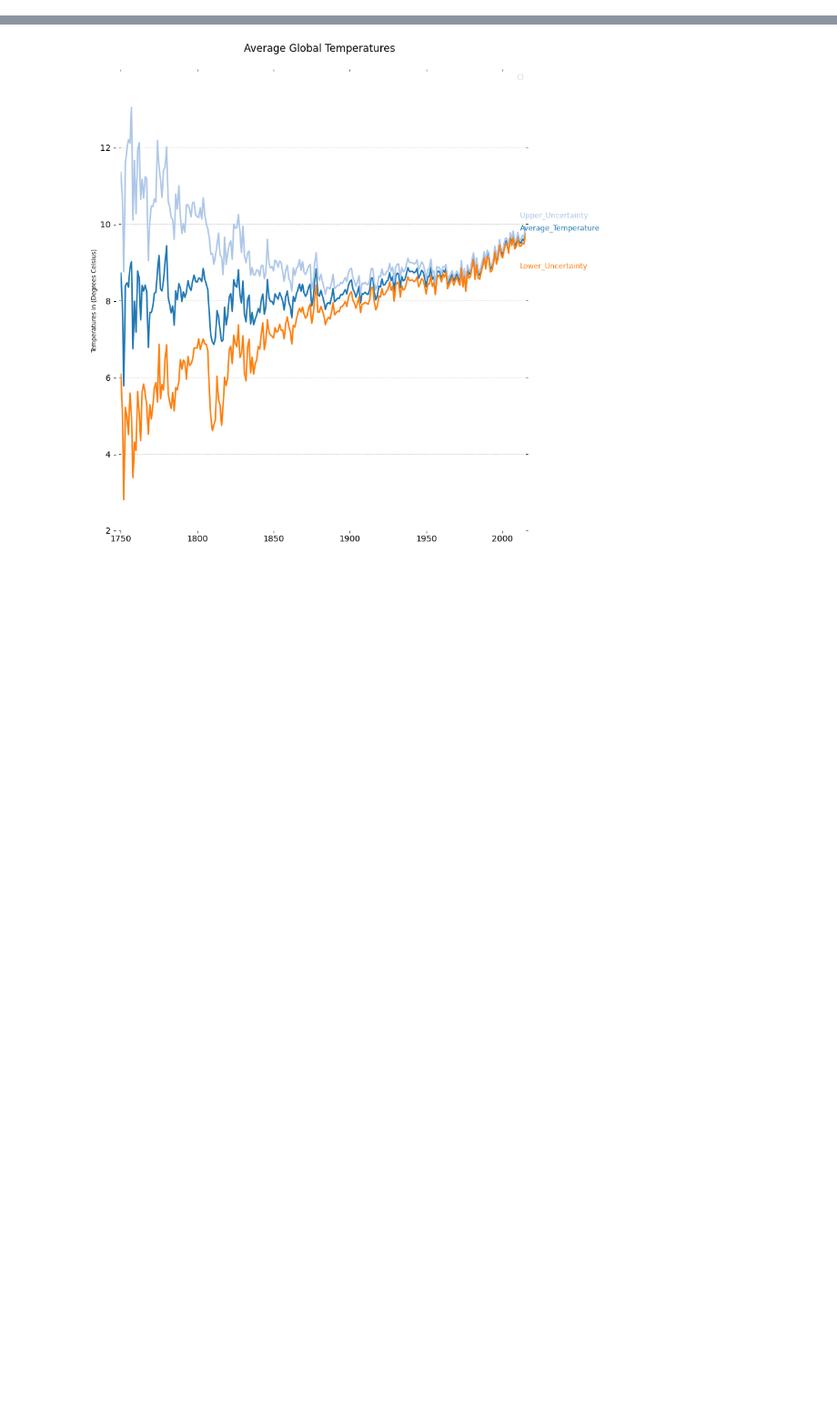
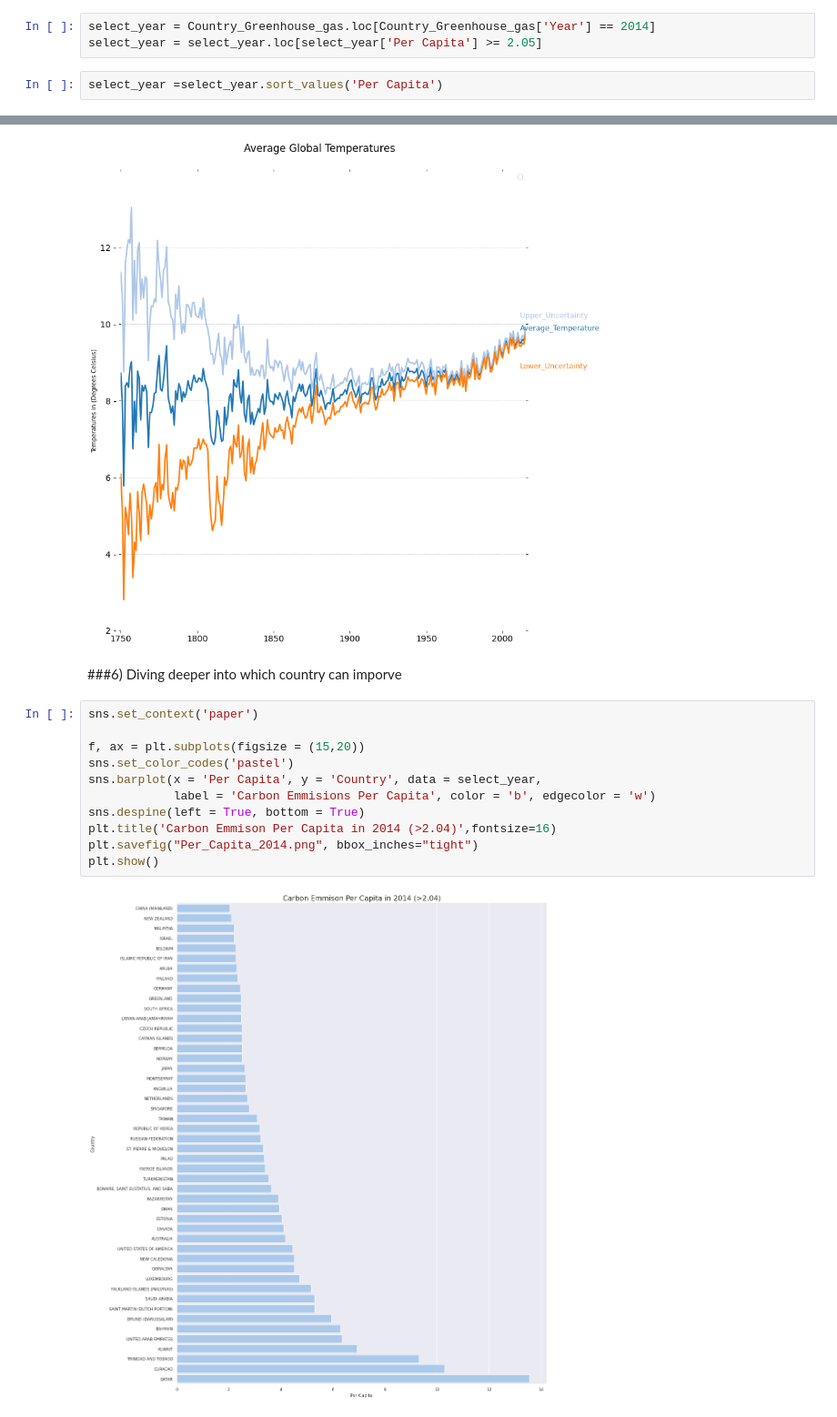
Before and after one commit to John-G-Thomas/Prodjects, a Jupyter notebook: Project_1_Code.ipynb, the cells around one changed output, grey strips where cells are left out. Shown at 91% size. Drawn from its saved outputs; the diff is of its cells as text; blank space fills up the shorter version.

```diff
--- a/Project_1_Code.ipynb
+++ b/Project_1_Code.ipynb
@@ -301,0 +221,5 @@ Carbon_Emmisions['Year']= mylist
+# %%
+select_year = Country_Greenhouse_gas.loc[Country_Greenhouse_gas['Year'] == 2014]
+select_year = select_year.loc[select_year['Per Capita'] >= 2.05]
+# %%
+select_year =select_year.sort_values('Per Capita')
@@ -487,3 +431,18 @@ example = Image(png, width=800)
 display(example)
 # %% [output]
 [figure]
+# %% [markdown]
+###6) Diving deeper into which country can imporve
+# %%
+sns.set_context('paper')
+
+f, ax = plt.subplots(figsize = (15,20))
+sns.set_color_codes('pastel')
+sns.barplot(x = 'Per Capita', y = 'Country', data = select_year,
+            label = 'Carbon Emmisions Per Capita', color = 'b', edgecolor = 'w')
+sns.despine(left = True, bottom = True)
+plt.title('Carbon Emmison Per Capita in 2014 (>2.04)',fontsize=16)
+plt.savefig("Per_Capita_2014.png", bbox_inches="tight")
+plt.show()
+# %% [output]
+[figure, added]
```
Also changed, not shown: parts of 17 cells of this notebook.
